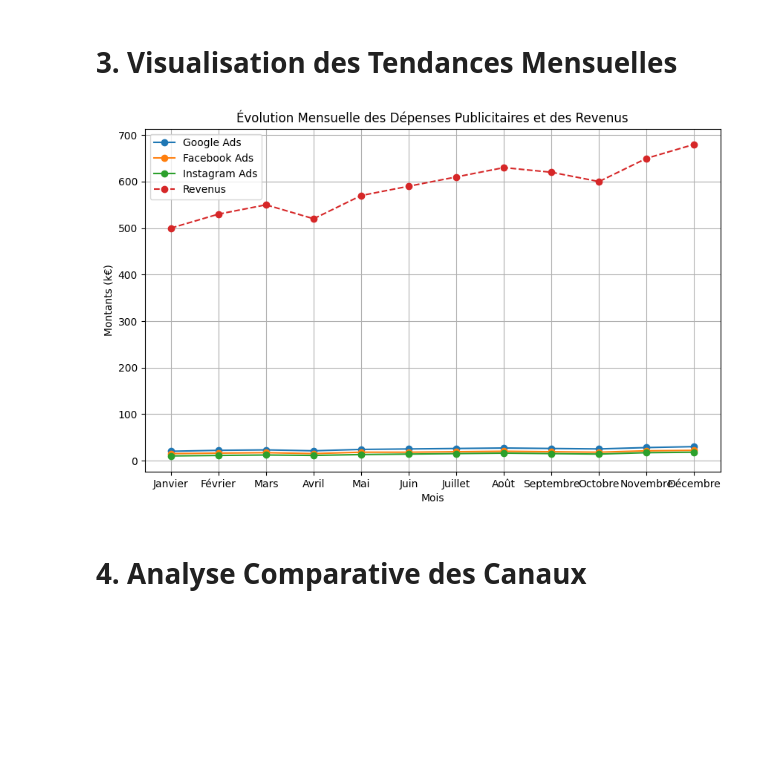
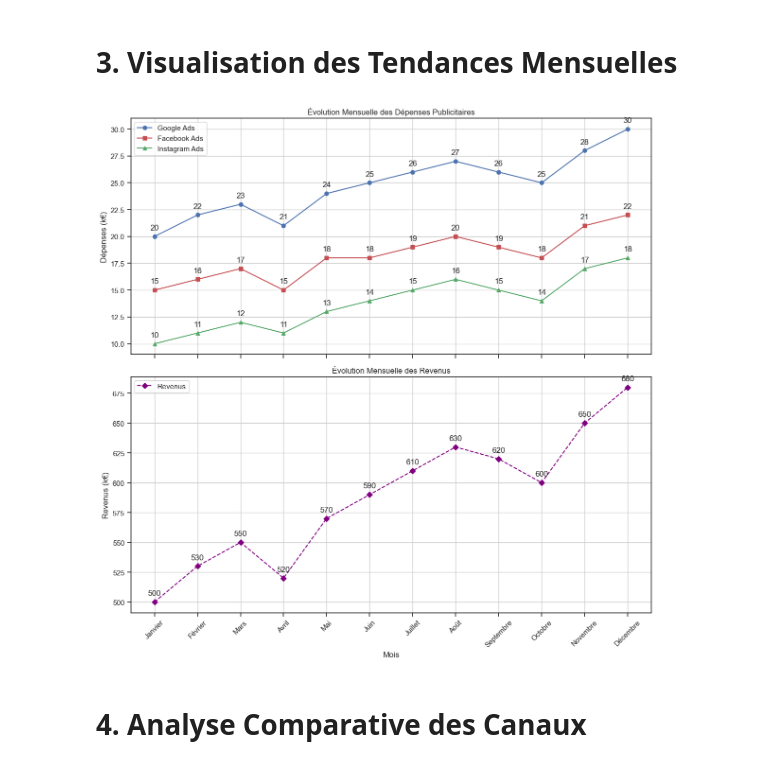
Before and after one commit to AleckAstan/ML_M2, a Jupyter notebook: notebooks/ML.ipynb, the cells around one changed output. Saved outputs shown, nothing was run; the diff lists cells and outputs as text; code cells hidden in the pictures; blank space fills up the shorter version.

```diff
--- a/notebooks/ML.ipynb
+++ b/notebooks/ML.ipynb
@@ -43,25 +53,41 @@ plt.show()
 # %% [markdown]
 # 3. Visualisation des Tendances Mensuelles
-# %%
-plt.figure(figsize=(10, 6))
-# depense
-plt.plot(df['Mois'], df['Google Ads (k€)'], marker='o', label='Google Ads')
-plt.plot(df['Mois'], df['Facebook Ads (k€)'], marker='o', label='Facebook Ads')
-plt.plot(df['Mois'], df['Instagram Ads (k€)'], marker='o', label='Instagram Ads')
-
-print('')
-
-# revenu
-plt.plot(df['Mois'], df['Revenus (k€)'], marker='o', label='Revenus', linestyle='--')
-
-plt.xlabel('Mois')
-plt.ylabel('Montants (k€)')
-plt.title('Évolution Mensuelle des Dépenses Publicitaires et des Revenus')
-plt.legend()
-plt.grid(True)
-plt.show()
-# %% [output]
-[figure, removed]
+# %%
+fig, (ax1, ax2) = plt.subplots(2, 1, figsize=(12, 12), sharex=True)
+
+ax1.plot(df['Mois'], df['Google Ads (k€)'], marker='o', label='Google Ads', color='b')
+ax1.plot(df['Mois'], df['Facebook Ads (k€)'], marker='s', label='Facebook Ads', color='r')
+ax1.plot(df['Mois'], df['Instagram Ads (k€)'], marker='^', label='Instagram Ads', color='g')
+
+ax1.set_ylabel('Dépenses (k€)')
+ax1.set_title('Évolution Mensuelle des Dépenses Publicitaires')
+ax1.legend(loc='upper left')
+ax1.grid(True)
+
+for i, txt in enumerate(df['Google Ads (k€)']):
+    ax1.annotate(txt, (df['Mois'][i], df['Google Ads (k€)'][i]), textcoords="offset points", xytext=(0,10), ha='center')
+for i, txt in enumerate(df['Facebook Ads (k€)']):
+    ax1.annotate(txt, (df['Mois'][i], df['Facebook Ads (k€)'][i]), textcoords="offset points", xytext=(0,10), ha='center')
+for i, txt in enumerate(df['Instagram Ads (k€)']):
+    ax1.annotate(txt, (df['Mois'][i], df['Instagram Ads (k€)'][i]), textcoords="offset points", xytext=(0,10), ha='center')
+
+ax2.plot(df['Mois'], df['Revenus (k€)'], marker='D', label='Revenus', linestyle='--', color='purple')
+
+ax2.set_xlabel('Mois')
+ax2.set_ylabel('Revenus (k€)')
+ax2.set_title('Évolution Mensuelle des Revenus')
+ax2.legend(loc='upper left')
+ax2.grid(True)
+
+for i, txt in enumerate(df['Revenus (k€)']):
+    ax2.annotate(txt, (df['Mois'][i], df['Revenus (k€)'][i]), textcoords="offset points", xytext=(0,10), ha='center')
+
+plt.xticks(rotation=45)
+
+plt.tight_layout()
+plt.show()
+# %% [output]
+[figure, added]
 # %% [markdown]
 # 4. Analyse Comparative des Canaux
 # %%
```
Also changed, not shown: parts of 5 cells of this notebook.
